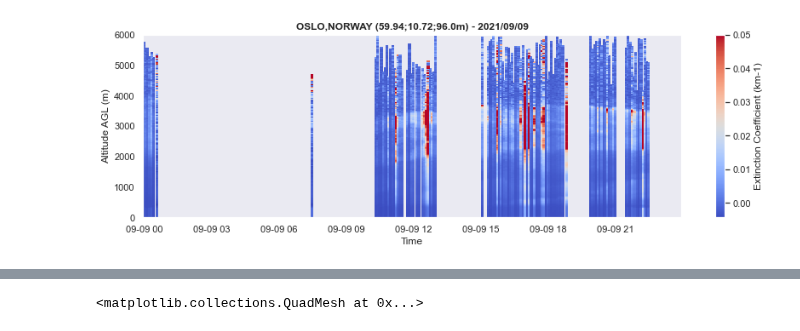
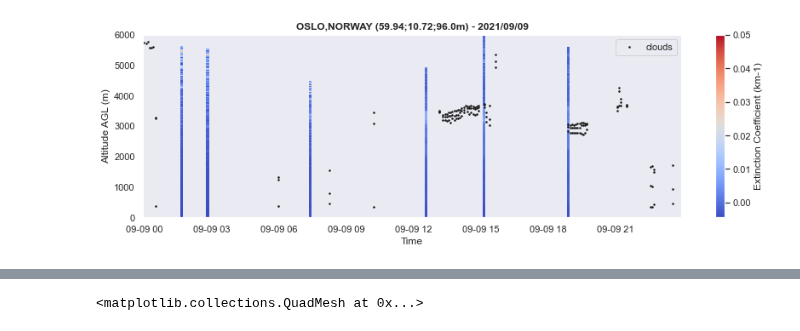
Before and after one commit to AugustinMortier/a-profiles, a Jupyter notebook: dev.ipynb, the cells around one changed output, grey strips where cells are left out. Drawn from its saved outputs; the diff is of its cells as text; code cells hidden in the pictures.

```diff
--- a/dev.ipynb
+++ b/dev.ipynb
@@ -5,13 +5,13 @@ import matplotlib.pyplot as plt
 
 #path = "examples/data/L2_0-20000-006735_A20210908.nc"
 path = "examples/data/L2_0-20000-001492_A20210909.nc"
+#path = "data/e-profile/2021/09/09/L2_0-20008-0MEL_A20210909.nc"
 apro_reader = apro.reader.ReadProfiles(path)
 profiles = apro_reader.read()
 
 #basic corrections
 profiles.range_correction(inplace=True)
 profiles.extrapolate_below(zmin=300, inplace=True)
-profiles.gaussian_filter(sigma=0.5, inplace=True)
 
 #profiles analysis
 profiles.foc()
@@ -25,5 +34,5 @@ profiles.plot(show_fog=True, show_clouds=True, show_pbl=True, log=True, vmin=1e1
 # %%
-profiles.klett_inversion(time_avg=1, verbose=True)
-profiles.plot(var='ext', zmax=6000, vmax=5e-2)
+profiles.klett_inversion(time_avg=20, under_clouds=False, verbose=True)
+profiles.plot(var='ext', zmax=6000, vmax=5e-2, show_clouds=True)
 # %% [output]
-[figure, old version]
+[figure, new version]
```
Also changed, not shown: parts of 20 cells of this notebook, 34 other files.
